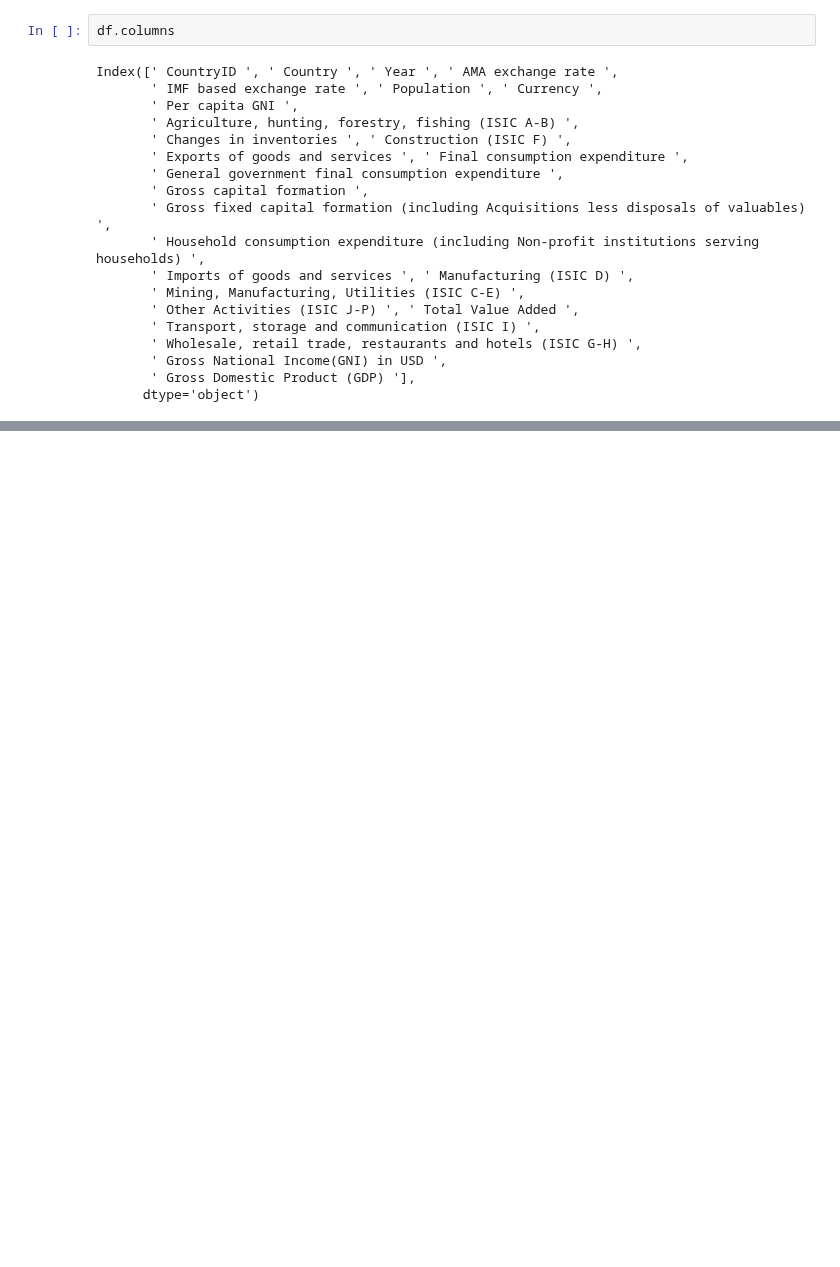
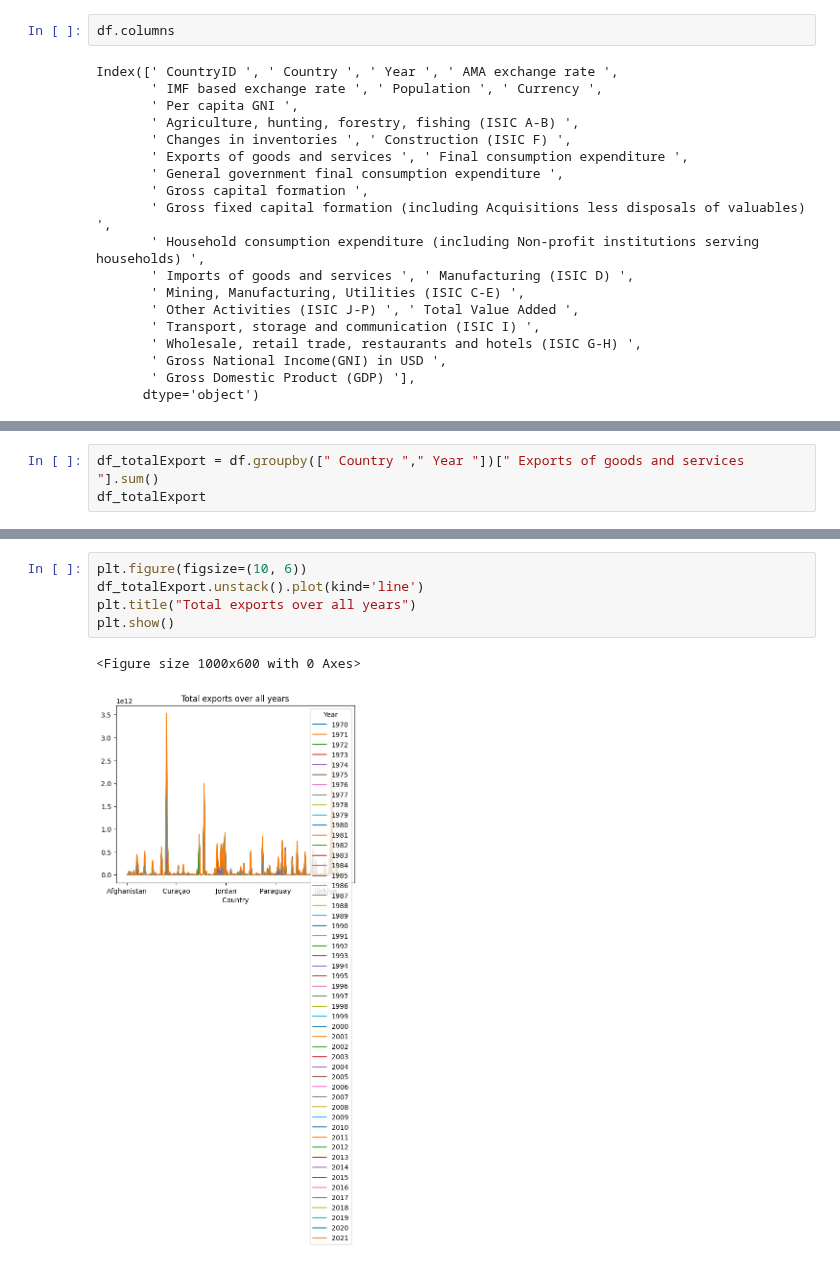
Before and after one commit to khoulaCode/machine-learning-code-orbit, a Jupyter notebook: from_almuhannad/global_economy_indicator.ipynb, the cells around one changed output, grey strips where cells are left out. Drawn from its saved outputs; the diff is of its cells as text; blank space fills up the shorter version.

```diff
--- a/from_almuhannad/global_economy_indicator.ipynb
+++ b/from_almuhannad/global_economy_indicator.ipynb
@@ -118,0 +99,3 @@ df.tail(10)
+# %%
+df_totalExport = df.groupby([" Country "," Year "])[" Exports of goods and services "].sum()
+df_totalExport
@@ -118,0 +133,8 @@ df.tail(10)
+# %%
+plt.figure(figsize=(10, 6))
+df_totalExport.unstack().plot(kind='line')
+plt.title("Total exports over all years")
+plt.show()
+# %% [output]
+<Figure size 1000x600 with 0 Axes>
+[figure, added]
```
Also changed, not shown: parts of 15 cells of this notebook.
